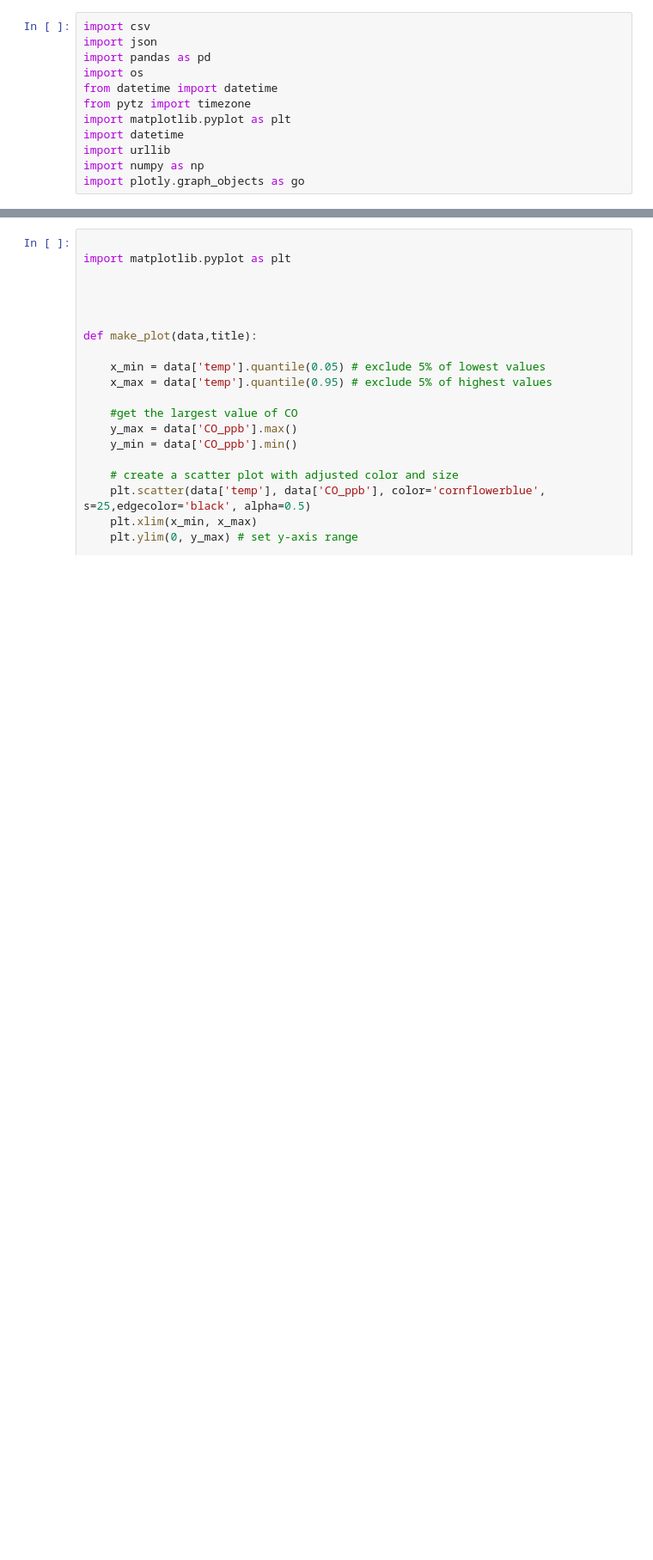
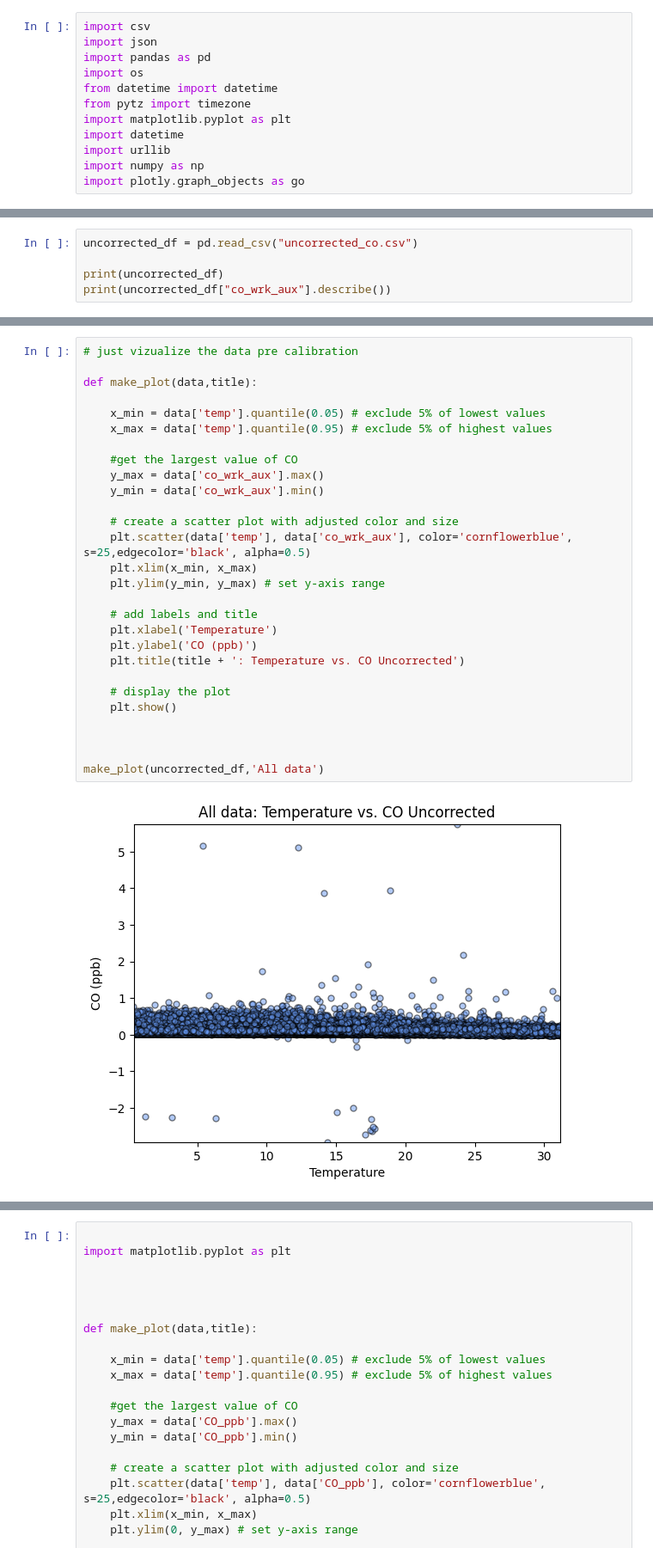
Before and after one commit to livgimenes/calibrations-scr-breathe-pvd, a Jupyter notebook: co/results.ipynb, the cells around one changed output, grey strips where cells are left out. Shown at 86% size. Cells and saved outputs as stored; diff of their text form; blank space fills up the shorter version.

```diff
--- a/co/results.ipynb
+++ b/co/results.ipynb
@@ -14,0 +17,5 @@ import plotly.graph_objects as go
+# %%
+uncorrected_df = pd.read_csv("uncorrected_co.csv")
+
+print(uncorrected_df)
+print(uncorrected_df["co_wrk_aux"].describe())
@@ -14,0 +60,30 @@ import plotly.graph_objects as go
+# %%
+# just vizualize the data pre calibration
+
+def make_plot(data,title):
+
+    x_min = data['temp'].quantile(0.05) # exclude 5% of lowest values
+    x_max = data['temp'].quantile(0.95) # exclude 5% of highest values
+
+    #get the largest value of CO
+    y_max = data['co_wrk_aux'].max()
+    y_min = data['co_wrk_aux'].min()
+
+    # create a scatter plot with adjusted color and size
+    plt.scatter(data['temp'], data['co_wrk_aux'], color='cornflowerblue', s=25,edgecolor='black', alpha=0.5)
+    plt.xlim(x_min, x_max)
+    plt.ylim(y_min, y_max) # set y-axis range
+
+    # add labels and title
+    plt.xlabel('Temperature')
+    plt.ylabel('CO (ppb)')
+    plt.title(title + ': Temperature vs. CO Uncorrected')
+
+    # display the plot
+    plt.show()
+
+
+
+make_plot(uncorrected_df,'All data')
+# %% [output]
+[figure, added]
```
Also changed, not shown: parts of 9 cells of this notebook, 16 other files.
